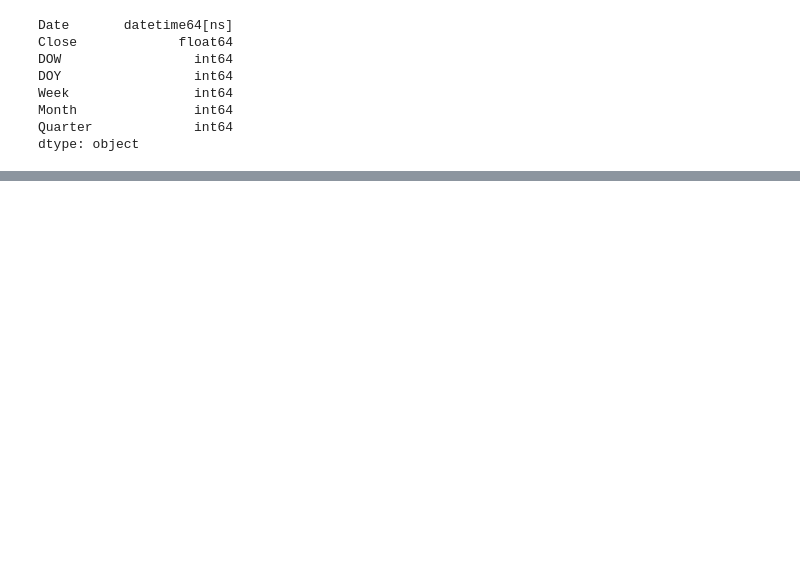
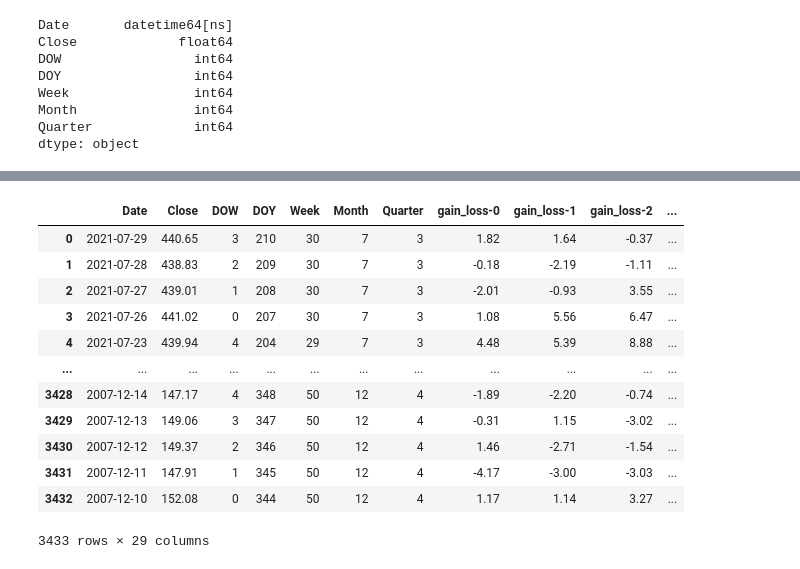
Before and after one commit to kappandrew2/DataPreProcessing, a Jupyter notebook: MarketResearch.ipynb, the cells around one changed output, grey strips where cells are left out. Cells and saved outputs as stored; diff of their text form; code cells hidden in the pictures; blank space fills up the shorter version.

```diff
--- a/MarketResearch.ipynb
+++ b/MarketResearch.ipynb
@@ -181,6 +301,0 @@ dataset.head()
-# %%
-dataset['prior_day-1_roll_avg_30d'] = dataset['prior_day-1'].rolling(10).mean()
-
-#create a new df that has a reverse index then concant it back to
-
-dataset.head()
@@ -193,0 +341,18 @@ dataset.head()
+# %%
+#dataset.dropna(inplace = True)
+
+dataset.head(-5)
+# %% [output]
+|  | Date | Close | DOW | DOY | Week | Month | Quarter | gain_loss-0 | gain_loss-1 | gain_loss-2 | ... |
+| 0 | 2021-07-29 | 440.65 | 3 | 210 | 30 | 7 | 3 | 1.82 | 1.64 | -0.37 | ... |
+| 1 | 2021-07-28 | 438.83 | 2 | 209 | 30 | 7 | 3 | -0.18 | -2.19 | -1.11 | ... |
+| 2 | 2021-07-27 | 439.01 | 1 | 208 | 30 | 7 | 3 | -2.01 | -0.93 | 3.55 | ... |
+| 3 | 2021-07-26 | 441.02 | 0 | 207 | 30 | 7 | 3 | 1.08 | 5.56 | 6.47 | ... |
+| 4 | 2021-07-23 | 439.94 | 4 | 204 | 29 | 7 | 3 | 4.48 | 5.39 | 8.88 | ... |
+| ... | ... | ... | ... | ... | ... | ... | ... | ... | ... | ... | ... |
+| 3428 | 2007-12-14 | 147.17 | 4 | 348 | 50 | 12 | 4 | -1.89 | -2.20 | -0.74 | ... |
+| 3429 | 2007-12-13 | 149.06 | 3 | 347 | 50 | 12 | 4 | -0.31 | 1.15 | -3.02 | ... |
+| 3430 | 2007-12-12 | 149.37 | 2 | 346 | 50 | 12 | 4 | 1.46 | -2.71 | -1.54 | ... |
+| 3431 | 2007-12-11 | 147.91 | 1 | 345 | 50 | 12 | 4 | -4.17 | -3.00 | -3.03 | ... |
+| 3432 | 2007-12-10 | 152.08 | 0 | 344 | 50 | 12 | 4 | 1.17 | 1.14 | 3.27 | ... |
+3433 rows × 29 columns
```
Also changed, not shown: parts of 50 cells of this notebook.
